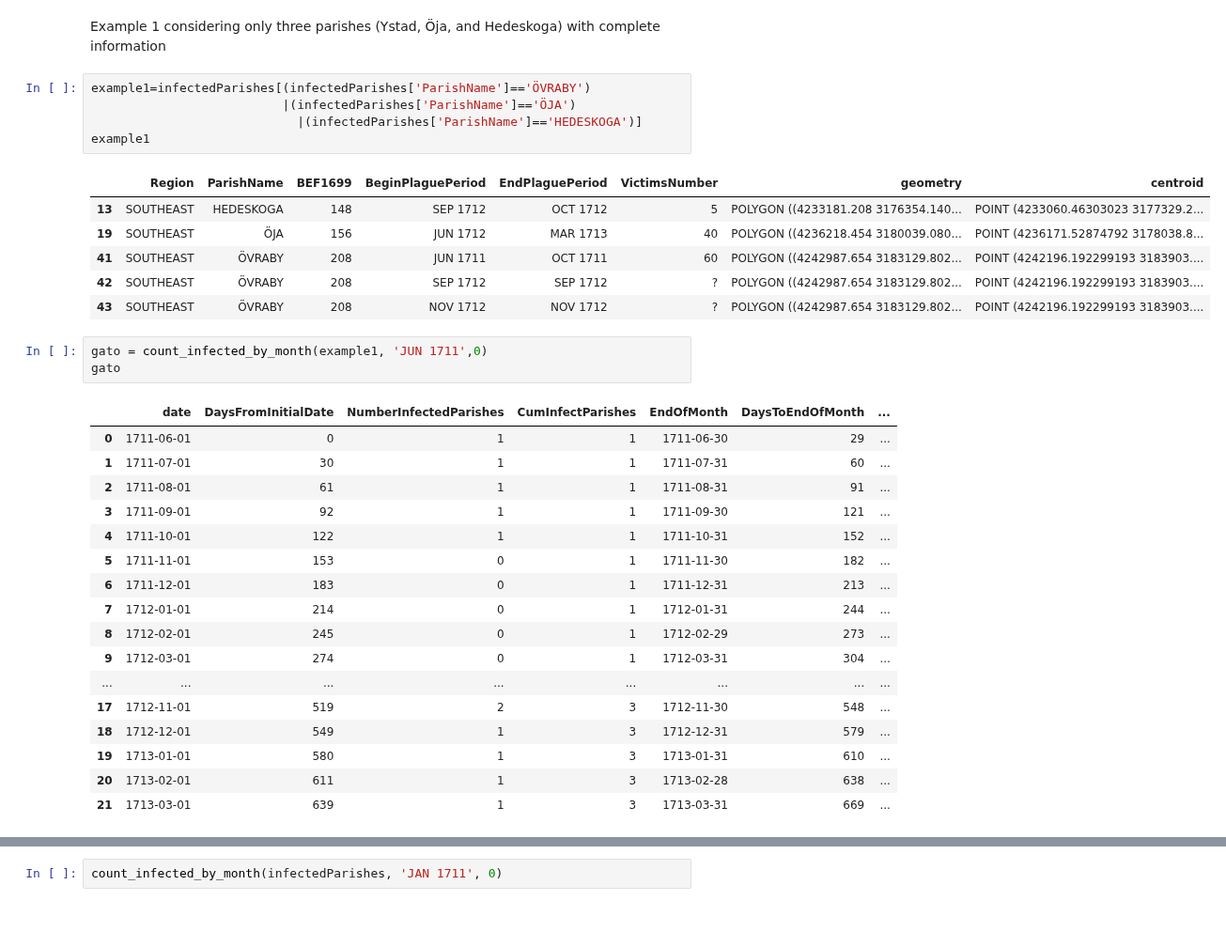
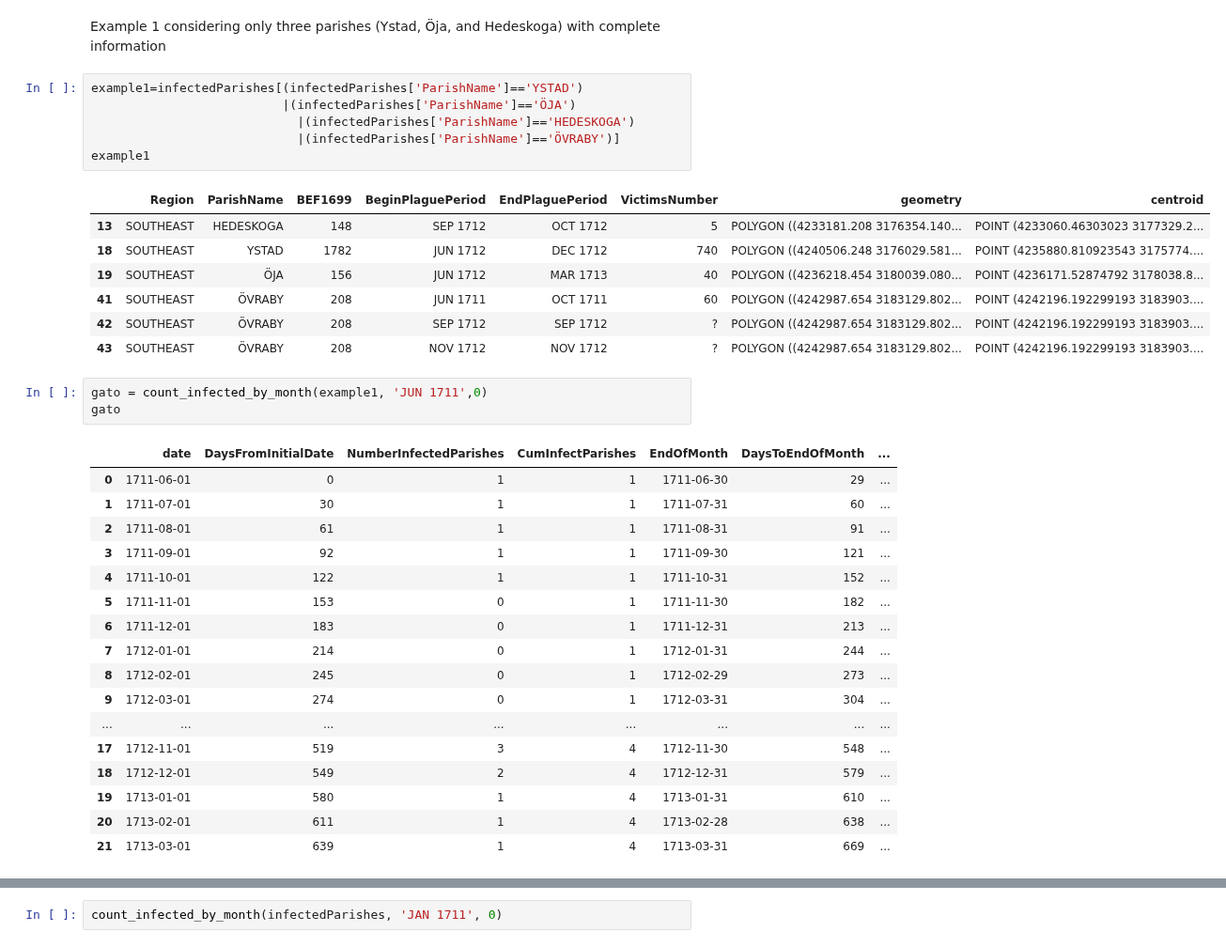
Before and after one commit to polislizarralde/PythonMathematicalModeling, a Jupyter notebook: docs/PlagueProject/Number_infected_parishes.ipynb, the cells around one changed output, grey strips where cells are left out. Shown at 94% size. Cells and saved outputs as stored; diff of their text form; blank space fills up the shorter version.

```diff
--- a/docs/PlagueProject/Number_infected_parishes.ipynb
+++ b/docs/PlagueProject/Number_infected_parishes.ipynb
@@ -203,13 +283,15 @@ def plot_cum_infected_by_month(df, date, n, column_name: str = 'ParishName', sta
 # %% [markdown]
 Example 1 considering only three parishes (Ystad, Öja, and Hedeskoga) with complete information
 # %%
-example1=infectedParishes[(infectedParishes['ParishName']=='ÖVRABY')
+example1=infectedParishes[(infectedParishes['ParishName']=='YSTAD')
                           |(infectedParishes['ParishName']=='ÖJA')
-                            |(infectedParishes['ParishName']=='HEDESKOGA')]
+                            |(infectedParishes['ParishName']=='HEDESKOGA')
+                            |(infectedParishes['ParishName']=='ÖVRABY')]
 example1
 # %% [output]
 |  | Region | ParishName | BEF1699 | BeginPlaguePeriod | EndPlaguePeriod | VictimsNumber | geometry | centroid |
 | 13 | SOUTHEAST | HEDESKOGA | 148 | SEP 1712 | OCT 1712 | 5 | POLYGON ((4233181.208 3176354.140... | POINT (4233060.46303023 3177329.2... |
+| 18 | SOUTHEAST | YSTAD | 1782 | JUN 1712 | DEC 1712 | 740 | POLYGON ((4240506.248 3176029.581... | POINT (4235880.810923543 3175774.... |
 | 19 | SOUTHEAST | ÖJA | 156 | JUN 1712 | MAR 1713 | 40 | POLYGON ((4236218.454 3180039.080... | POINT (4236171.52874792 3178038.8... |
 | 41 | SOUTHEAST | ÖVRABY | 208 | JUN 1711 | OCT 1711 | 60 | POLYGON ((4242987.654 3183129.802... | POINT (4242196.192299193 3183903.... |
 | 42 | SOUTHEAST | ÖVRABY | 208 | SEP 1712 | SEP 1712 | ? | POLYGON ((4242987.654 3183129.802... | POINT (4242196.192299193 3183903.... |
@@ -230,11 +312,11 @@ gato
 | 8 | 1712-02-01 | 245 | 0 | 1 | 1712-02-29 | 273 | ... |
 | 9 | 1712-03-01 | 274 | 0 | 1 | 1712-03-31 | 304 | ... |
 | ... | ... | ... | ... | ... | ... | ... | ... |
-| 17 | 1712-11-01 | 519 | 2 | 3 | 1712-11-30 | 548 | ... |
-| 18 | 1712-12-01 | 549 | 1 | 3 | 1712-12-31 | 579 | ... |
-| 19 | 1713-01-01 | 580 | 1 | 3 | 1713-01-31 | 610 | ... |
-| 20 | 1713-02-01 | 611 | 1 | 3 | 1713-02-28 | 638 | ... |
-| 21 | 1713-03-01 | 639 | 1 | 3 | 1713-03-31 | 669 | ... |
+| 17 | 1712-11-01 | 519 | 3 | 4 | 1712-11-30 | 548 | ... |
+| 18 | 1712-12-01 | 549 | 2 | 4 | 1712-12-31 | 579 | ... |
+| 19 | 1713-01-01 | 580 | 1 | 4 | 1713-01-31 | 610 | ... |
+| 20 | 1713-02-01 | 611 | 1 | 4 | 1713-02-28 | 638 | ... |
+| 21 | 1713-03-01 | 639 | 1 | 4 | 1713-03-31 | 669 | ... |
 # %%
 plot_infected_by_month(example1, 'JUN 1711', 0)
 # %% [output]
```
Also changed, not shown: parts of 8 cells of this notebook, 1 other file.
